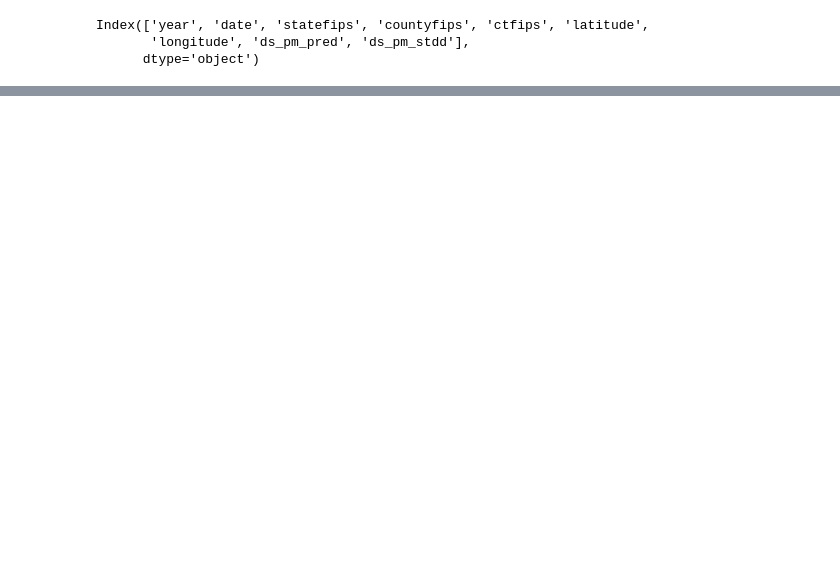
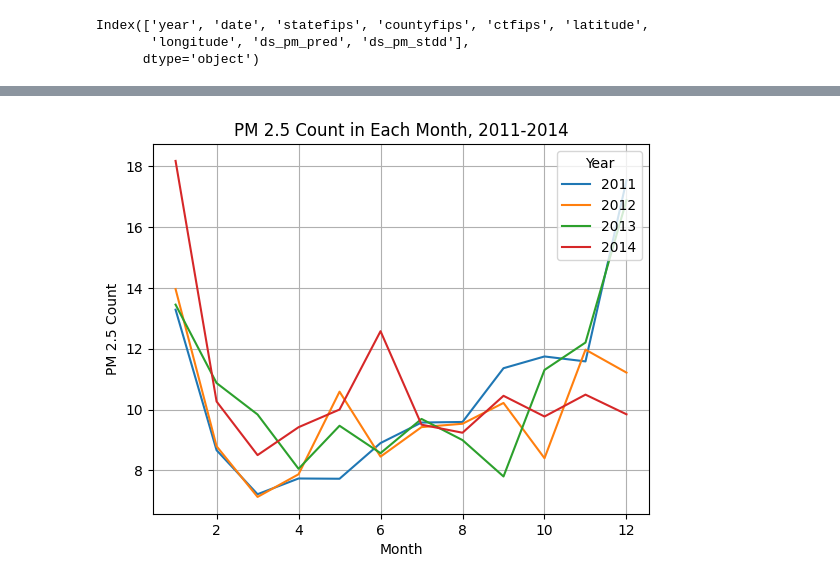
Before and after one commit to oTaira/emberalert, a Jupyter notebook: fireforce.ipynb, the cells around one changed output, grey strips where cells are left out. Cells and saved outputs as stored; diff of their text form; code cells hidden in the pictures; blank space fills up the shorter version.

```diff
--- a/fireforce.ipynb
+++ b/fireforce.ipynb
@@ -118,0 +169,4 @@ pm['rounded_longitude'] = pm['longitude'].round(precision)
+# %%
+pm['date_parsed'] = pd.to_datetime(pm['date'], format='%d%b%Y')
+pm['month'] = pm['date_parsed'].dt.month
+pm.head()
@@ -118,0 +180,3 @@ pm['rounded_longitude'] = pm['longitude'].round(precision)
+# %%
+pm_cali = pm[pm["statefips"]== 6]
+pm_cali.head()
@@ -118,0 +190,4 @@ pm['rounded_longitude'] = pm['longitude'].round(precision)
+# %%
+monthly_pm_cali = pm_cali.groupby(["year","month"])['ds_pm_pred'].mean().reset_index()
+monthly_pm_cali.rename(columns={"ds_pm_pred": "pm_level"}, inplace=True)
+monthly_pm_cali["year"].unique()
@@ -119 +205,15 @@ pm['rounded_longitude'] = pm['longitude'].round(precision)
+# %%
+monthly_pm_cali['month'] = pd.Categorical(monthly_pm_cali['month'], categories=[1, 2, 3, 4, 5, 6, 7, 8, 9, 10, 11, 12], ordered=True)
+
+for year in monthly_pm_cali['year'].unique():
+    subset = monthly_pm_cali[monthly_pm_cali['year'] == year]
+    plt.plot(subset['month'], subset['pm_level'], label=str(year))
+
+plt.title('PM 2.5 Count in Each Month, 2011-2014')  # Title
+plt.xlabel('Month')  # X-axis label
+plt.ylabel('PM 2.5 Count')  # Y-axis label
+plt.legend(title='Year', loc='upper right')  # Legend with title
+plt.grid(True)  # Optional: add grid for better readability
+# %% [output]
+[figure, added]
 # %%
```
Also changed, not shown: parts of 19 cells of this notebook.
